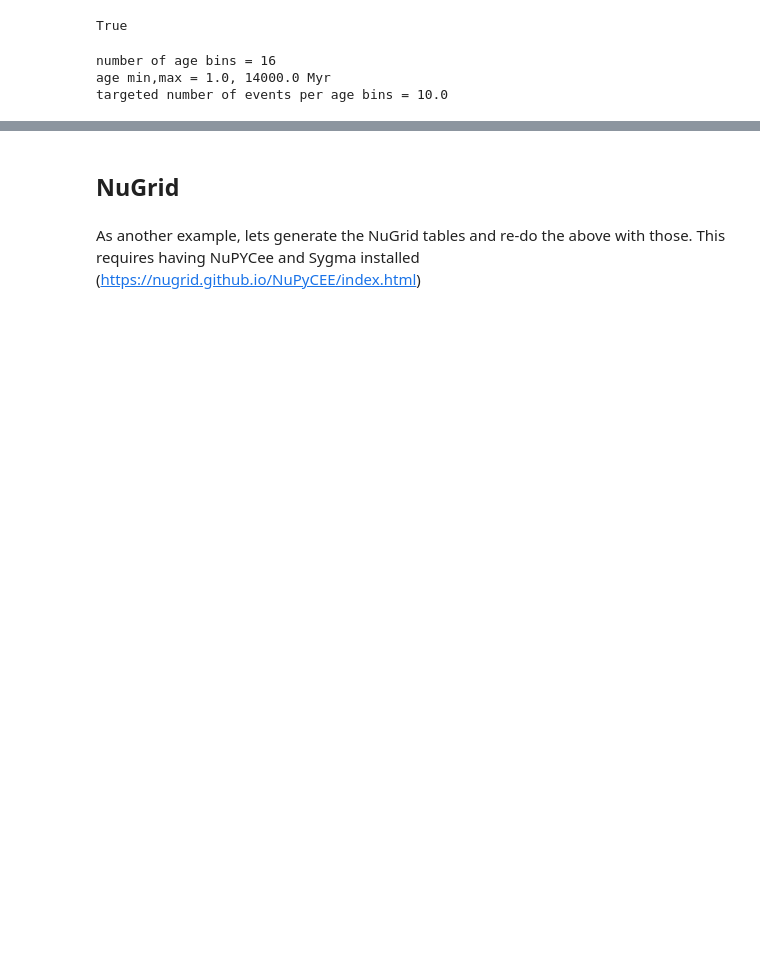
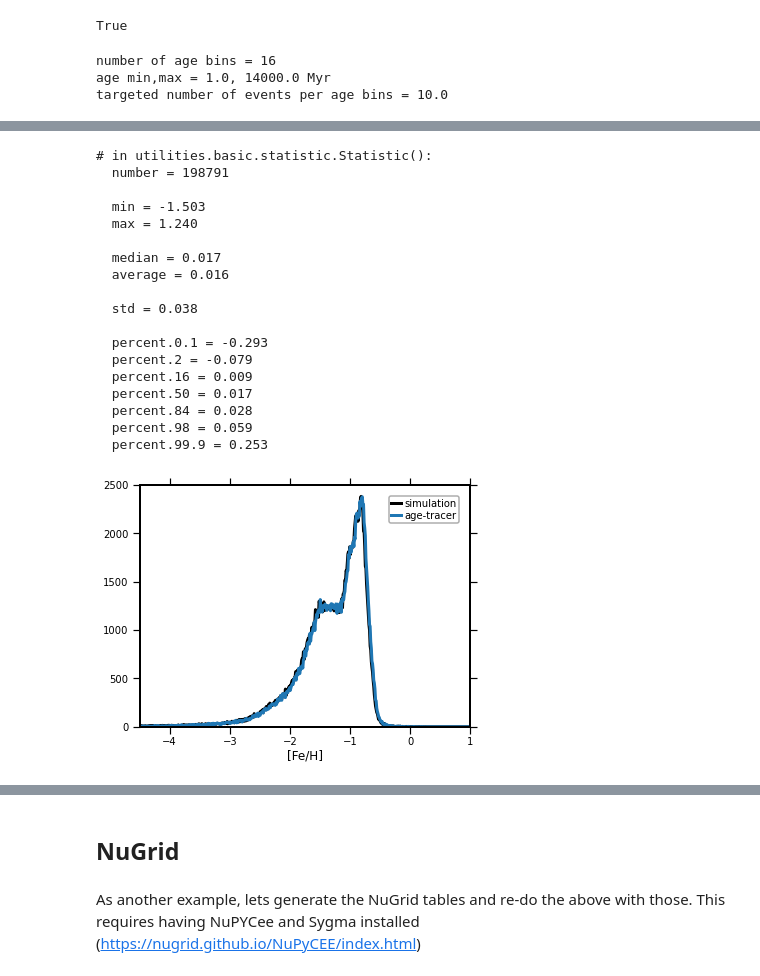
Before and after one commit to patelpb96/GizmoElementTracers, a Jupyter notebook: gizmo_tutorial.ipynb, the cells around one changed output, grey strips where cells are left out. Drawn from its saved outputs; the diff is of its cells as text; code cells hidden in the pictures; blank space fills up the shorter version.

```diff
--- a/gizmo_tutorial.ipynb
+++ b/gizmo_tutorial.ipynb
@@ -1022 +1040,59 @@ print(part[species_name].prop('metallicity.agetracer.fe'))
+# %%
+# plot the results
+element_name = 'fe'
+
+from utilities.basic.binning import BinClass
+
+metallicity_limits = [-4.5, 1]
+Bin = BinClass(metallicity_limits, width=0.01)
+
+metallicity_sim = part[species_name].prop('metallicity.' + element_name)
+metallicity_agetracer = part[species_name].prop('metallicity.agetracer.' + element_name).clip(-5, 10)
+
+masks = (metallicity_agetracer > -5) * (metallicity_sim > -5)
+
+distr_sim = Bin.get_distribution(metallicity_sim[masks])
+distr_agetracer = Bin.get_distribution(metallicity_agetracer[masks])
+
+fig, ax = plt.subplots()
+fig.set_size_inches(6, 4)
+
+# plot the native abundances, computed directly in the simulation
+ax.plot(distr_sim['bin'], distr_sim['sum'], lw=3, color='black', label='simulation')
+
+# plot the post-processed abundances, from the age-tracer weights
+ax.plot(distr_agetracer['bin'], distr_agetracer['sum'], lw=3, color='C0', label='age-tracer')
+
+ax.legend(loc='best')
+ax.set_ylim(0, None)
+ax.set_xlim(metallicity_limits[0], metallicity_limits[1])
+ax.set_xlabel('[Fe/H]')
+
+#ut.statistic.print_statistics(metallicity_sim)
+
+#ut.statistic.print_statistics(metallicity_agetracer)
+
+difs = metallicity_agetracer - metallicity_sim
+
+ut.statistic.print_statistics(difs)
+# %% [output]
+# in utilities.basic.statistic.Statistic():
+  number = 198791
+
+  min = -1.503
+  max = 1.240
+
+  median = 0.017
+  average = 0.016
+
+  std = 0.038
+
+  percent.0.1 = -0.293
+  percent.2 = -0.079
+  percent.16 = 0.009
+  percent.50 = 0.017
+  percent.84 = 0.028
+  percent.98 = 0.059
+  percent.99.9 = 0.253
+[figure, added]
 # %%
```
Also changed, not shown: parts of 13 cells of this notebook, 2 other files.
